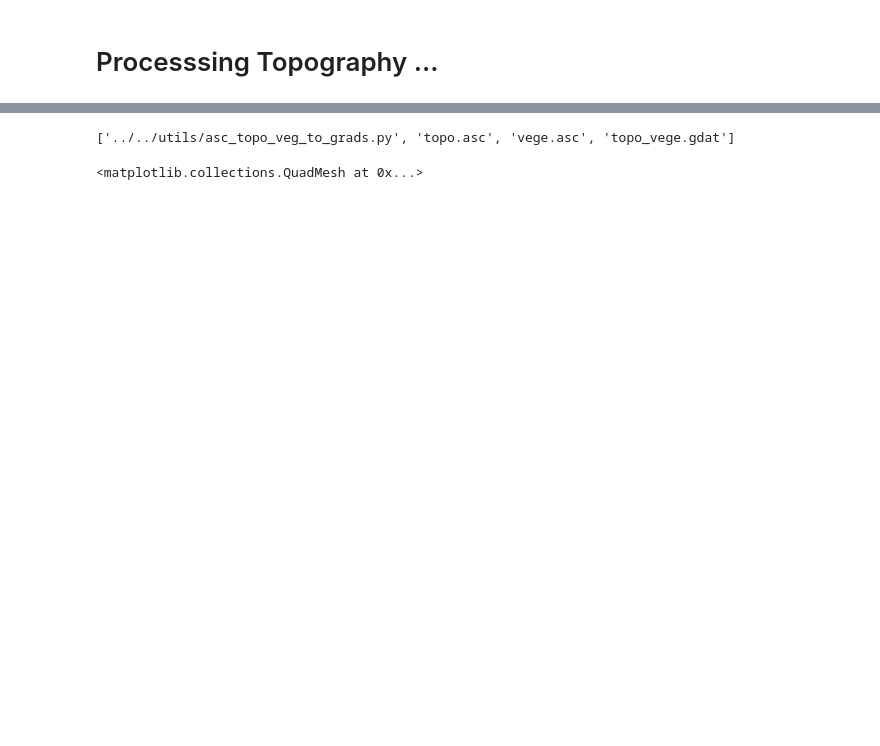
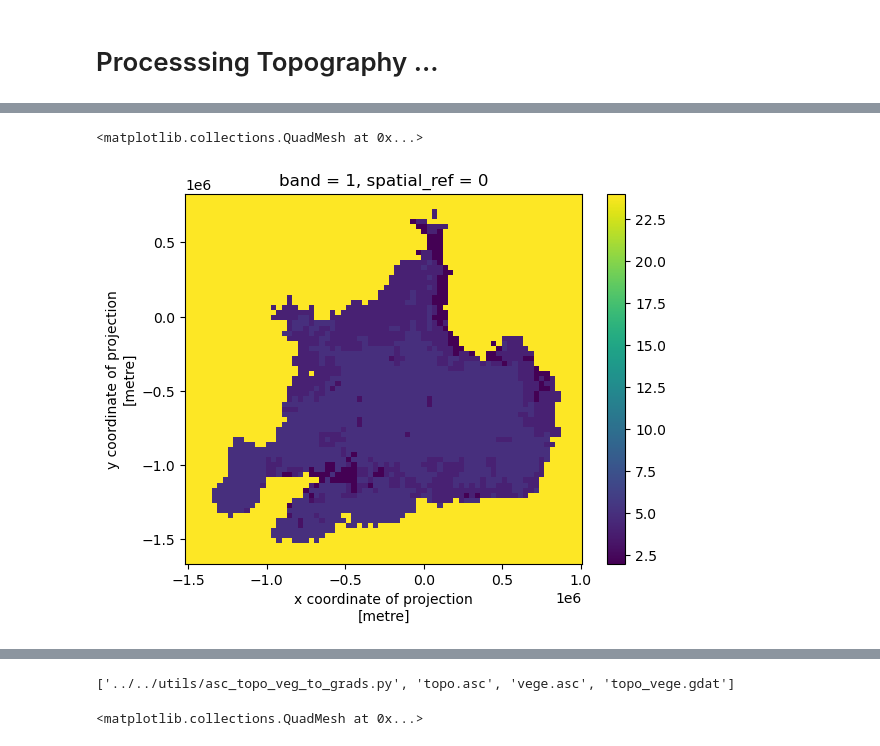
Before and after one commit to wk1984/Parallel-SnowModel-1.0, a Jupyter notebook: Arctic_Drainage_2/veg_topo/prepare_topo_vege.ipynb, the cells around one changed output, grey strips where cells are left out. Drawn from its saved outputs; the diff is of its cells as text; code cells hidden in the pictures; blank space fills up the shorter version.

```diff
--- a/Arctic_Drainage_2/veg_topo/prepare_topo_vege.ipynb
+++ b/Arctic_Drainage_2/veg_topo/prepare_topo_vege.ipynb
@@ -23,5 +30,5 @@ workplace = './'
 # %%
-icesheet = rioxarray.open_rasterio('IceMask01.asc').rio.write_crs(obj_proj)
+icesheet = rioxarray.open_rasterio('IceMask01.asc').rio.write_crs('EPSG:3408')
 
 # icesheet = icesheet.rio.reproject('EPSG:4326')
 # %%
@@ -163,0 +189,26 @@ Attributes:
+# %%
+# CLIP RASTER FILES ...
+
+maxx = 1.0E6
+maxy = 0.80E6
+minx = -1.5E6
+miny = -1.65E6
+
+vege00 = vege.copy()
+
+vege00 = vege00.rio.reproject(target_proj)
+
+vege01 = vege00.rio.clip_box(
+    minx=minx,
+    miny=miny,
+    maxx=maxx,
+    maxy=maxy,
+)
+
+vege01.values[vege01.values == -9999] = 24
+vege01.rio.to_raster('vege.asc')
+
+vege01.plot()
+# %% [output]
+<matplotlib.collections.QuadMesh at 0x...>
+[figure, added]
```
Also changed, not shown: parts of 16 cells of this notebook.
